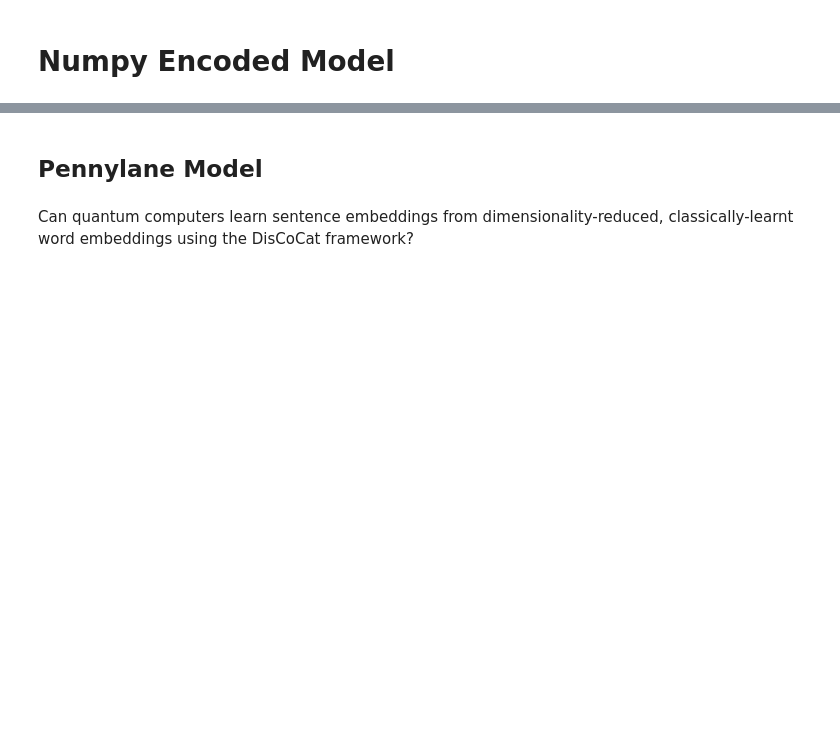
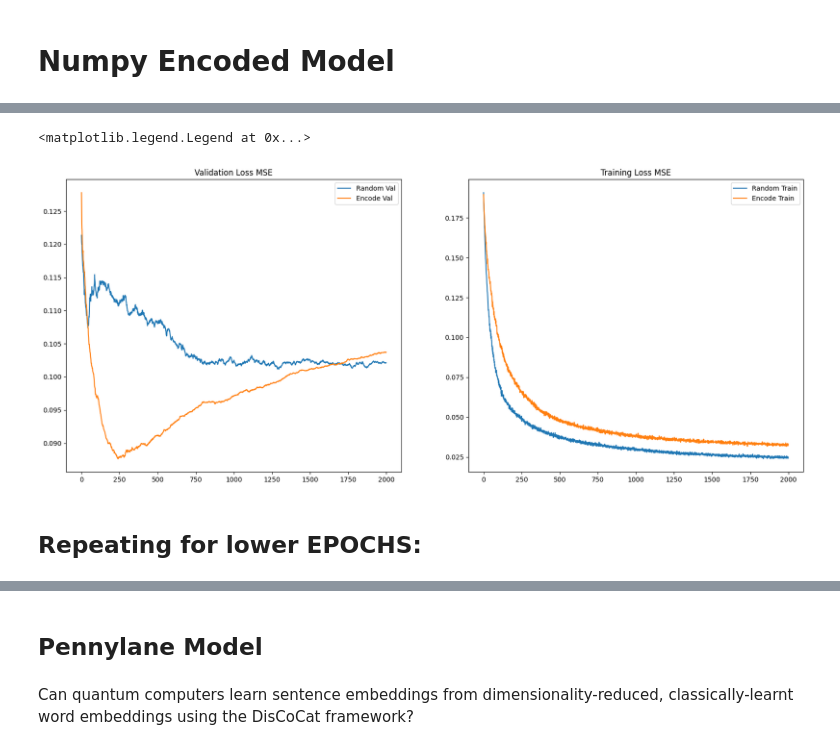
Before and after one commit to henry-dev-atkins/QNLP_MasterWork, a Jupyter notebook: IanMeeting.ipynb, the cells around one changed output, grey strips where cells are left out. Drawn from its saved outputs; the diff is of its cells as text; code cells hidden in the pictures; blank space fills up the shorter version.

```diff
--- a/IanMeeting.ipynb
+++ b/IanMeeting.ipynb
@@ -553,0 +577,18 @@ AttributeError: 'NoneType' object has no attribute 'initialise_weights'
+# %%
+fig, (ax1, ax2) = plt.subplots(1, 2, figsize=(20, 8))
+fig.figsize=(30,15)
+
+ax1.set_title("Validation Loss MSE")
+ax1.plot(epoch_count, numpy_trainer.val_costs, label = 'Random Val')
+ax1.plot(epoch_count, numpy_e_trainer.val_costs, label = 'Encode Val')
+ax1.legend()
+
+ax2.set_title("Training Loss MSE")
+ax2.plot(epoch_count, numpy_trainer.train_epoch_costs, label = 'Random Train')
+ax2.plot(epoch_count, numpy_e_trainer.train_epoch_costs, label = 'Encode Train')
+ax2.legend()
+# %% [output]
+<matplotlib.legend.Legend at 0x...>
+[figure, added]
+# %% [markdown]
+## Repeating for lower EPOCHS:
```
Also changed, not shown: parts of 14 cells of this notebook, 21 other files.
